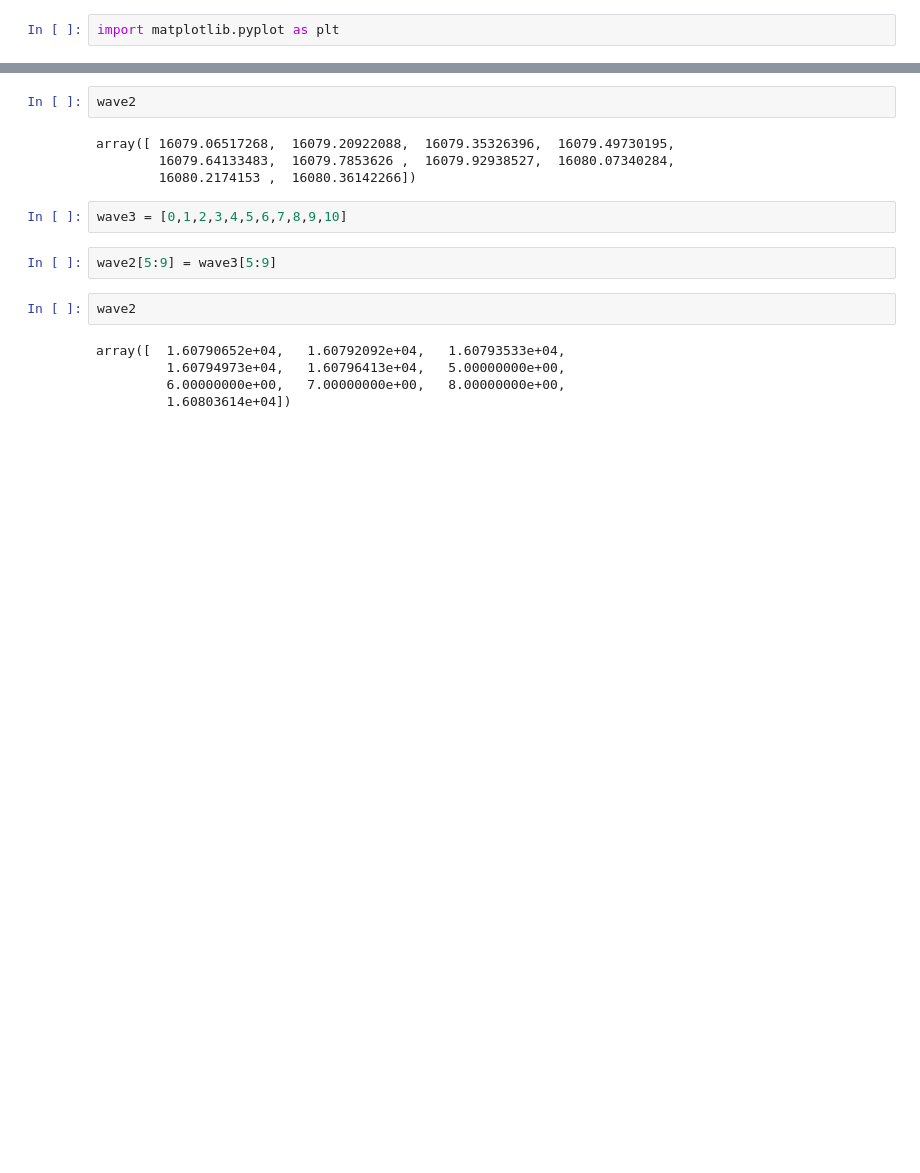
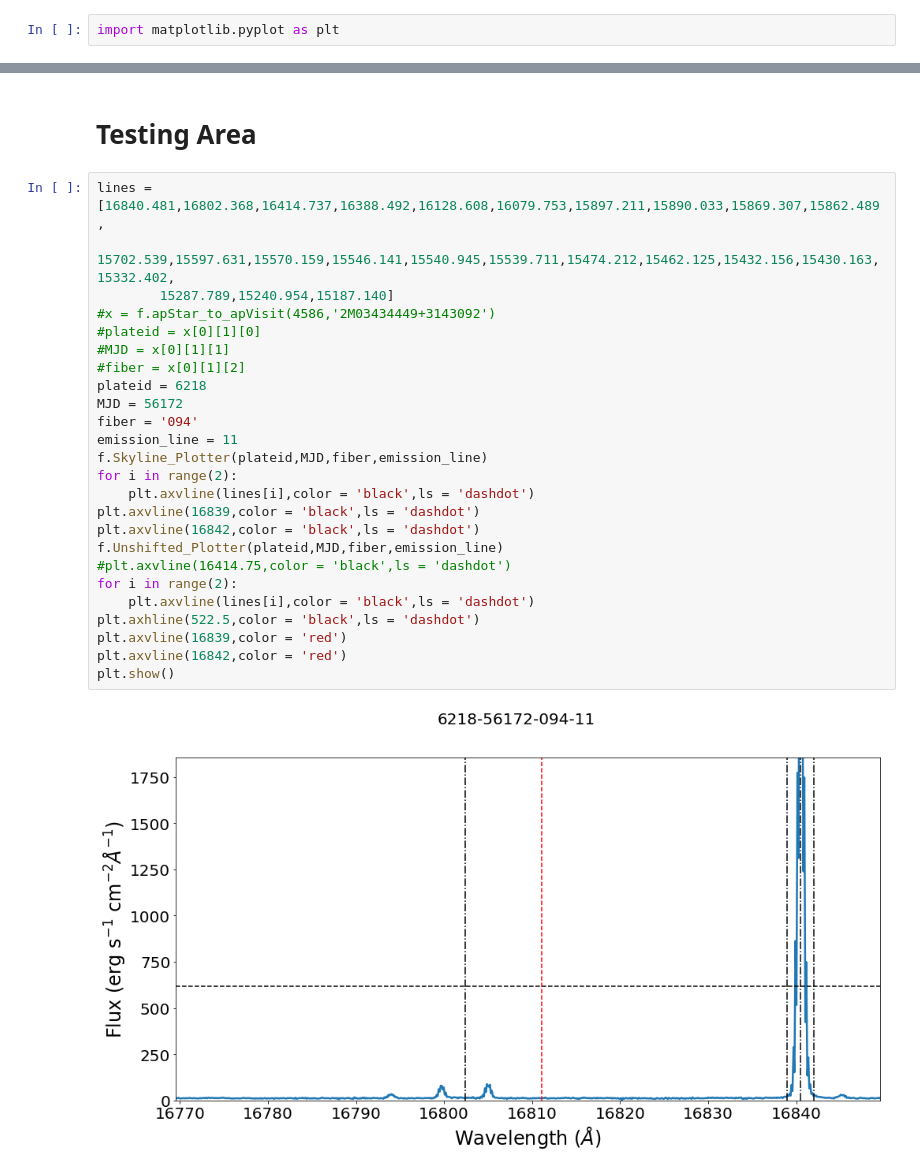
Before and after one commit to ballanr/T-Tauri, a Jupyter notebook: In Development/Skylines.ipynb, the cells around one changed output, grey strips where cells are left out. Drawn from its saved outputs; the diff is of its cells as text; blank space fills up the shorter version.

```diff
--- a/In Development/Skylines.ipynb
+++ b/In Development/Skylines.ipynb
@@ -282,17 +5,29 @@ wave2 = wave[5600:5610]
-# %%
-wave2
-# %% [output]
-array([ 16079.06517268,  16079.20922088,  16079.35326396,  16079.49730195,
-        16079.64133483,  16079.7853626 ,  16079.92938527,  16080.07340284,
-        16080.2174153 ,  16080.36142266])
-# %%
-wave3 = [0,1,2,3,4,5,6,7,8,9,10]
-# %%
-wave2[5:9] = wave3[5:9]
-# %%
-wave2
-# %% [output]
-array([  1.60790652e+04,   1.60792092e+04,   1.60793533e+04,
-         1.60794973e+04,   1.60796413e+04,   5.00000000e+00,
-         6.00000000e+00,   7.00000000e+00,   8.00000000e+00,
-         1.60803614e+04])
+# %% [markdown]
+# Testing Area
+# %%
+lines = [16840.481,16802.368,16414.737,16388.492,16128.608,16079.753,15897.211,15890.033,15869.307,15862.489,
+        15702.539,15597.631,15570.159,15546.141,15540.945,15539.711,15474.212,15462.125,15432.156,15430.163,15332.402,
+        15287.789,15240.954,15187.140]
+#x = f.apStar_to_apVisit(4586,'2M03434449+3143092')
+#plateid = x[0][1][0]
+#MJD = x[0][1][1]
+#fiber = x[0][1][2]
+plateid = 6218
+MJD = 56172
+fiber = '094'
+emission_line = 11
+f.Skyline_Plotter(plateid,MJD,fiber,emission_line)
+for i in range(2):
+    plt.axvline(lines[i],color = 'black',ls = 'dashdot')
+plt.axvline(16839,color = 'black',ls = 'dashdot')
+plt.axvline(16842,color = 'black',ls = 'dashdot')
+f.Unshifted_Plotter(plateid,MJD,fiber,emission_line)
+#plt.axvline(16414.75,color = 'black',ls = 'dashdot')
+for i in range(2):
+    plt.axvline(lines[i],color = 'black',ls = 'dashdot')
+plt.axhline(522.5,color = 'black',ls = 'dashdot')
+plt.axvline(16839,color = 'red')
+plt.axvline(16842,color = 'red')
+plt.show()
+# %% [output]
+[figure, added]
```
Also changed, not shown: parts of 41 cells of this notebook.
